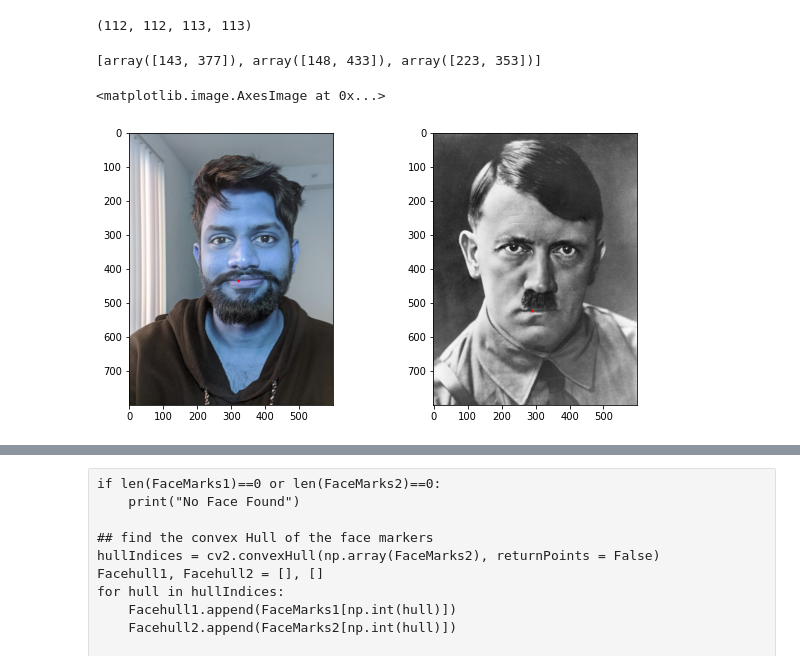
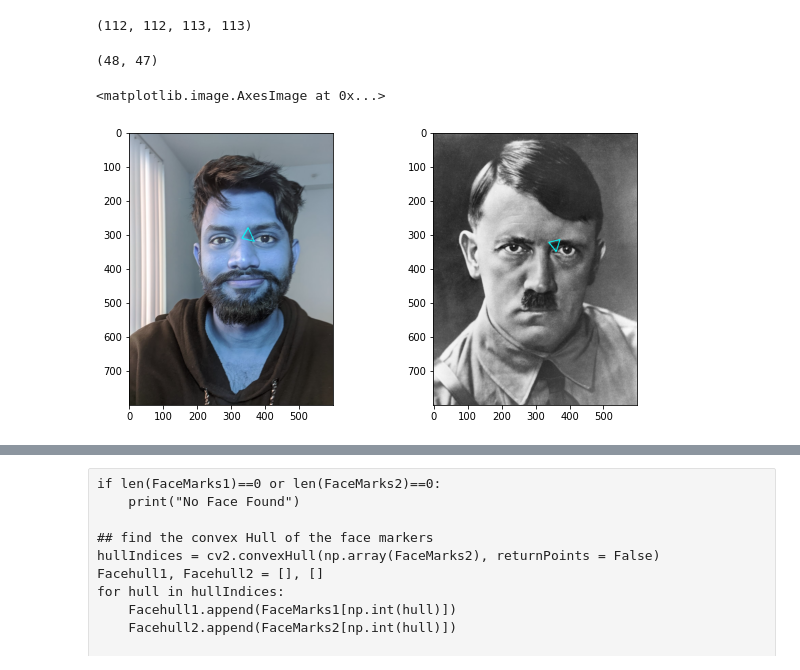
Before and after one commit to sakshikakde/FaceSwap, a Jupyter notebook: Code/FaceSwapWorkbook.ipynb, the cells around one changed output, grey strips where cells are left out. Saved outputs shown, nothing was run; the diff lists cells and outputs as text; code cells hidden in the pictures.

```diff
--- a/Code/FaceSwapWorkbook.ipynb
+++ b/Code/FaceSwapWorkbook.ipynb
@@ -19,5 +23,5 @@ import dlib
 # %%
-def DelauneyTriangles(Face2, Facehull, box, colour = (0,255,255)):
+def DelauneyTriangles(Face2, Facemarks, box, colour = (0,255,255)):
 
     """
     get a List of triangles in the getTriangleList from subdiv2d and choose only the delauney triangles
@@ -31,12 +35,11 @@ def DelauneyTriangles(Face2, Facehull, box, colour = (0,255,255)):
 
 
     # insert the points
-    for point in Facehull:
+    for point in Facemarks:
         subdiv.insert(tuple(point))
 
     triangleList = subdiv.getTriangleList()
 
-    print(len(triangleList))
     delTri = []
     MarkerInd = []
     ## for every triangle in the list
@@ -54,7 +57,7 @@ def DelauneyTriangles(Face2, Facehull, box, colour = (0,255,255)):
             indices = []
             TrianglePoints = []
             ## find the facial markers that have a distance below 1.0 to the given vertice
-            for i,point in enumerate(Facehull):
+            for i,point in enumerate(Facemarks):
                 for v in vertices :
                     ##  find the points in the triangle list that corresponds to the facemarks
 #                     if ((abs(v[0] - point[0]) < 1.0)  and ((abs(v[1] - point[1]) < 1.0))):
@@ -73,3 +76,12 @@ def DelauneyTriangles(Face2, Facehull, box, colour = (0,255,255)):
                 Face = cv2.line(Face, c1, a1, colour, 1)
 
     return delTri,MarkerInd, Face
+
+def FaceDetector(grayFace, box, FacePredictor = dlib.shape_predictor('./Misc/shape_predictor_68_face_landmarks.dat')):
+    # pass the image and the bounding box to get face landmarks
+    facemarks = FacePredictor(grayFace,box)
+    facemarks = toNumpy(facemarks)
+    BoundingBox = getcv2Box(box)
+    (x,y,w,h) = BoundingBox
+    shifted_FaceMarks = facemarks - (x,y)
+    return facemarks, BoundingBox, shifted_FaceMarks
@@ -131,10 +152,9 @@ len(delTri1),len(indices1), len(delTri2),len(indices2)
 # %% [output]
 (112, 112, 113, 113)
 # %%
-id21 = indices2.index(1)
-id11 = indices1.index(1)
+id21 = tri_indices2.index(22)
+id11 = tri_indices1.index(22)
-# %%
-
-delTri2[id21]
-# %% [output]
-[array([143, 377]), array([148, 433]), array([223, 353])]
+# %%
+id11, id21
+# %% [output]
+(48, 47)
@@ -141,16 +164,8 @@ delTri2[id21]
 # %%
 
-def ptonFace(Face1,pt):
-    Face = Face1.copy()
-    Face = cv2.circle(Face,tuple(pt),2,(255,0,0),3)
-    return Face
-
-Face1_pt = ptonFace(Face1, facemarks1[67])
-Face2_pt = ptonFace(Face2, facemarks2[67])
-
 _, plts = plt.subplots(1,2,figsize=(10,5))
-plts[0].imshow(Face1_pt)
-plts[1].imshow(Face2_pt)
+plts[0].imshow(Face_tri1)
+plts[1].imshow(Face_tri2)
 # %% [output]
 <matplotlib.image.AxesImage at 0x...>
-[figure, old version]
+[figure, new version]
```
Also changed, not shown: parts of 11 cells of this notebook.
